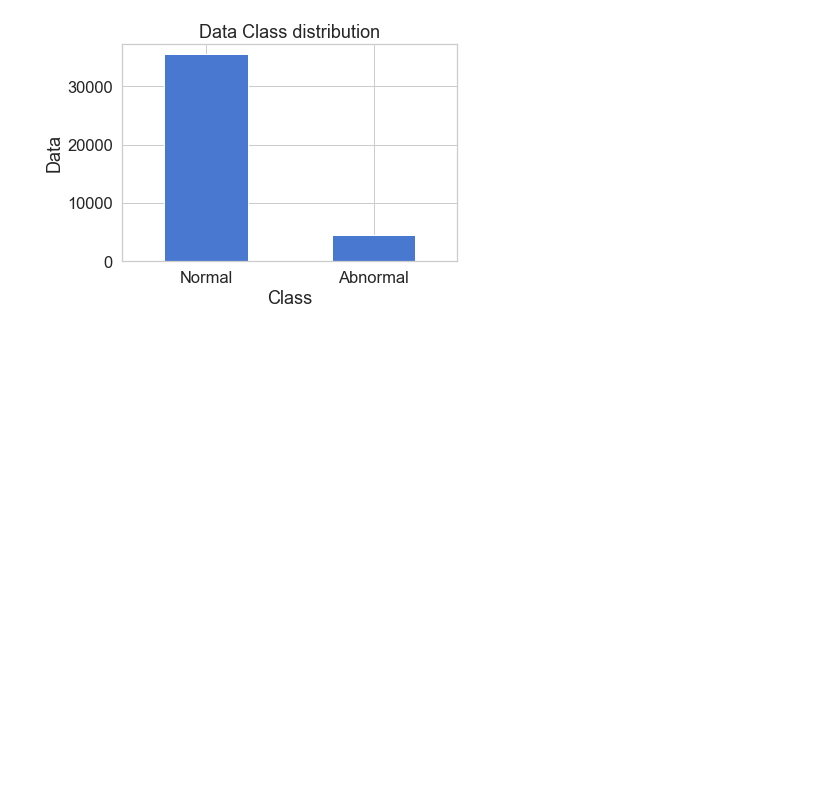
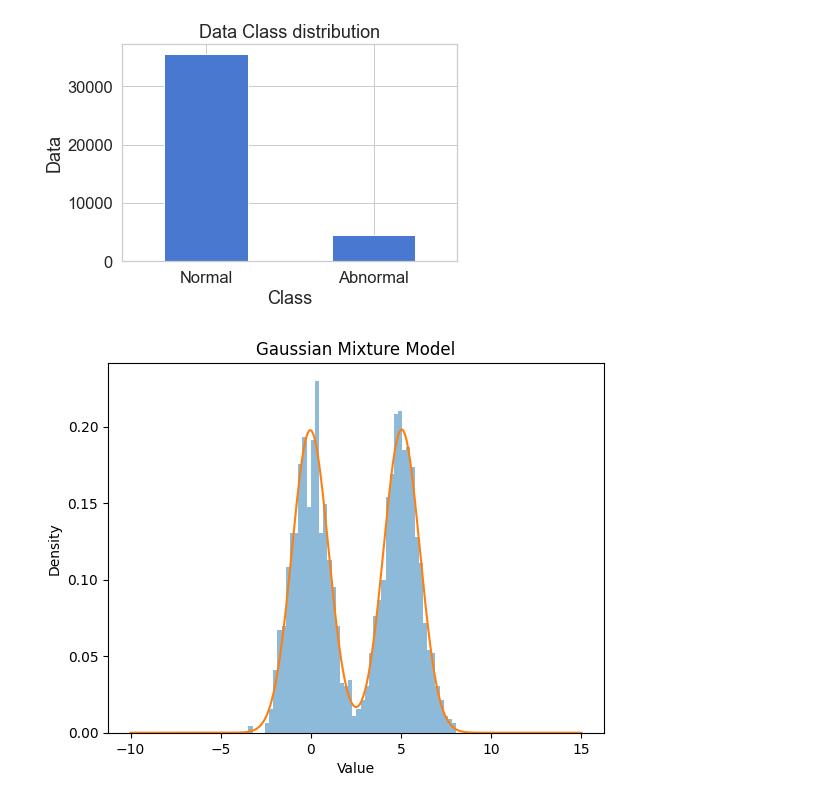
Before and after one commit to 98uranus/Autoencoder, a Jupyter notebook: Garbage.ipynb, the cells around one changed output. Cells and saved outputs as stored; diff of their text form; code cells hidden in the pictures; blank space fills up the shorter version.

```diff
--- a/Garbage.ipynb
+++ b/Garbage.ipynb
@@ -159,0 +158,23 @@ plt.figure()
+# %%
+import numpy as np
+import matplotlib.pyplot as plt
+from sklearn.mixture import GaussianMixture
+
+# Generate some sample data for the GMM
+x = np.random.normal(size=1000)
+x = np.concatenate((x, np.random.normal(loc=5, size=1000)))
+
+# Fit a GMM with 2 components to the data
+gmm = GaussianMixture(n_components=2)
+gmm.fit(x.reshape(-1, 1))
+
+# Plot the distribution of the GMM
+x_range = np.linspace(-10, 15, 1000)
+plt.hist(x, bins=50, density=True, alpha=0.5)
+plt.plot(x_range, np.exp(gmm.score_samples(x_range.reshape(-1, 1))))
+plt.title('Gaussian Mixture Model')
+plt.xlabel('Value')
+plt.ylabel('Density')
+plt.show()
+# %% [output]
+[figure, added]
```
Also changed, not shown: parts of 1 cell of this notebook.
